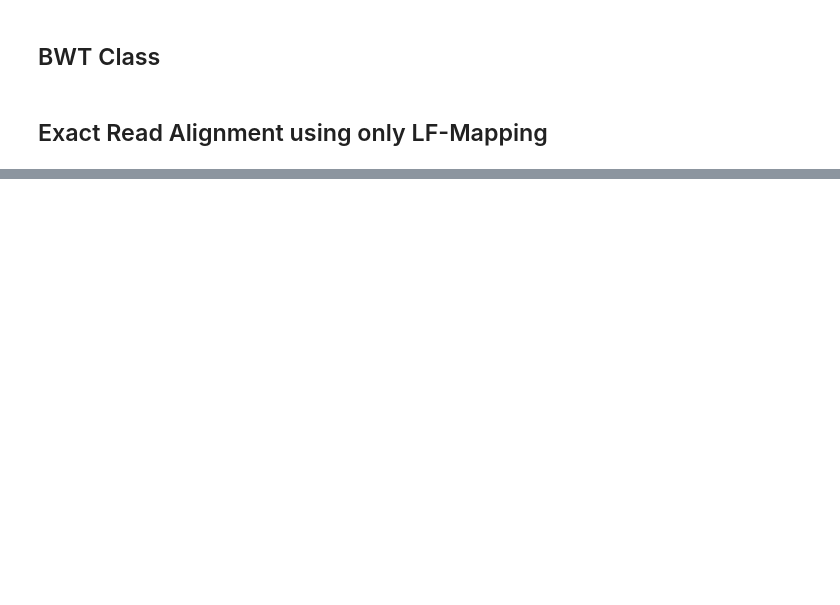
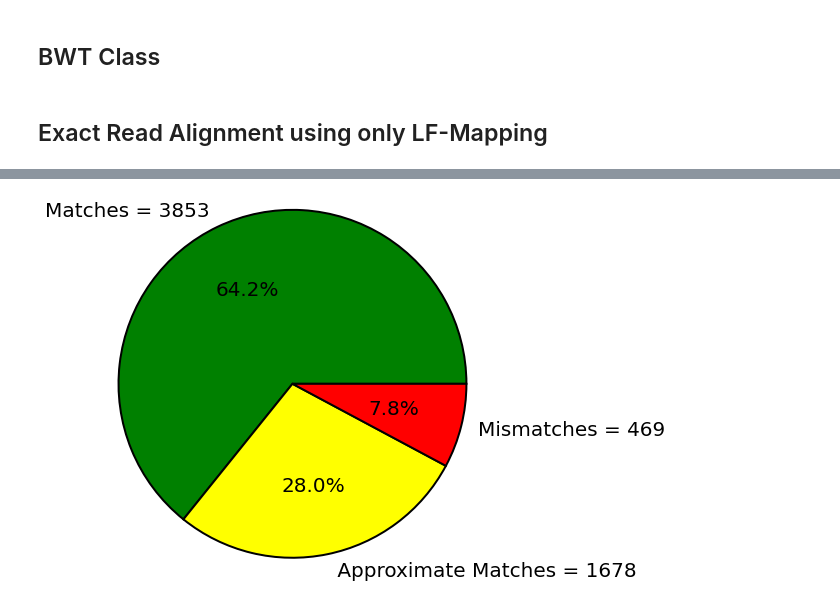
Before and after one commit to IndranilPaul99/Read_alignment, a Jupyter notebook: Bioinformatics_2022_CSE_C.ipynb, the cells around one changed output, grey strips where cells are left out. Drawn from its saved outputs; the diff is of its cells as text; code cells hidden in the pictures; blank space fills up the shorter version.

```diff
--- a/Bioinformatics_2022_CSE_C.ipynb
+++ b/Bioinformatics_2022_CSE_C.ipynb
@@ -287,0 +345,14 @@ plt.show()
+# %%
+import matplotlib.pyplot as plt
+
+#@title Execute Approximate Matching using Pigeonhole Principle { vertical-output: true, display-mode: "form" }
+allowable_mismatches = 1 #@param {type:"slider", min:0, max:10, step:1}
+
+values = approximate_Read_Alignment( allowable_mismatches )
+mywedge = { "edgecolor" : "0" , "linewidth" : 2 , "linestyle" : "solid" , "antialiased" : True }
+mylabels = [ "Matches = " + str(values[0]) , " Approximate Matches = " + str(values[1]) ,"Mismatches = " + str(values[2]) ]
+mytext = {'fontsize': 20}
+plt.pie( values , labels = mylabels , colors = [ "green" , "yellow" , "red" ] , autopct="%1.1f%%" , wedgeprops = mywedge , radius = 2 , textprops = mytext )
+plt.show()
+# %% [output]
+[figure, added]
```
Also changed, not shown: parts of 9 cells of this notebook.
